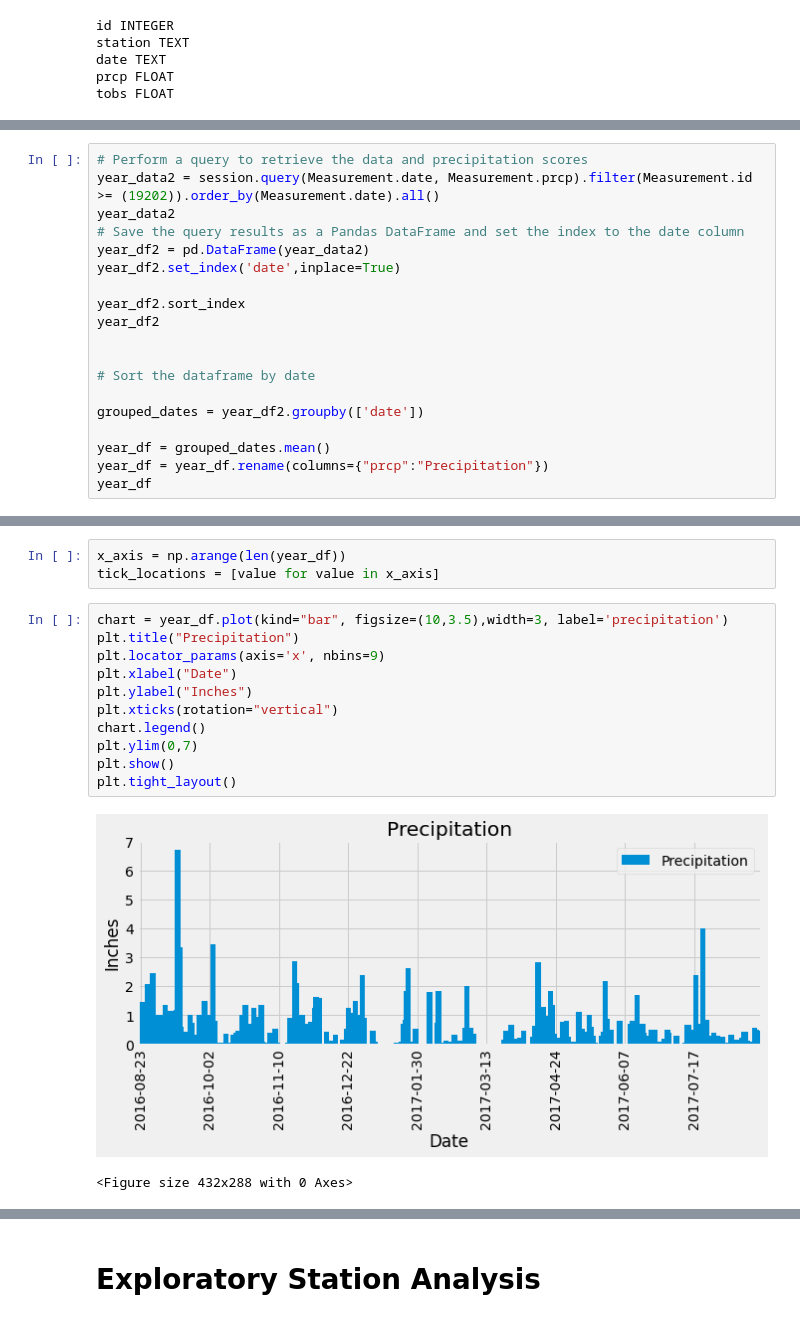
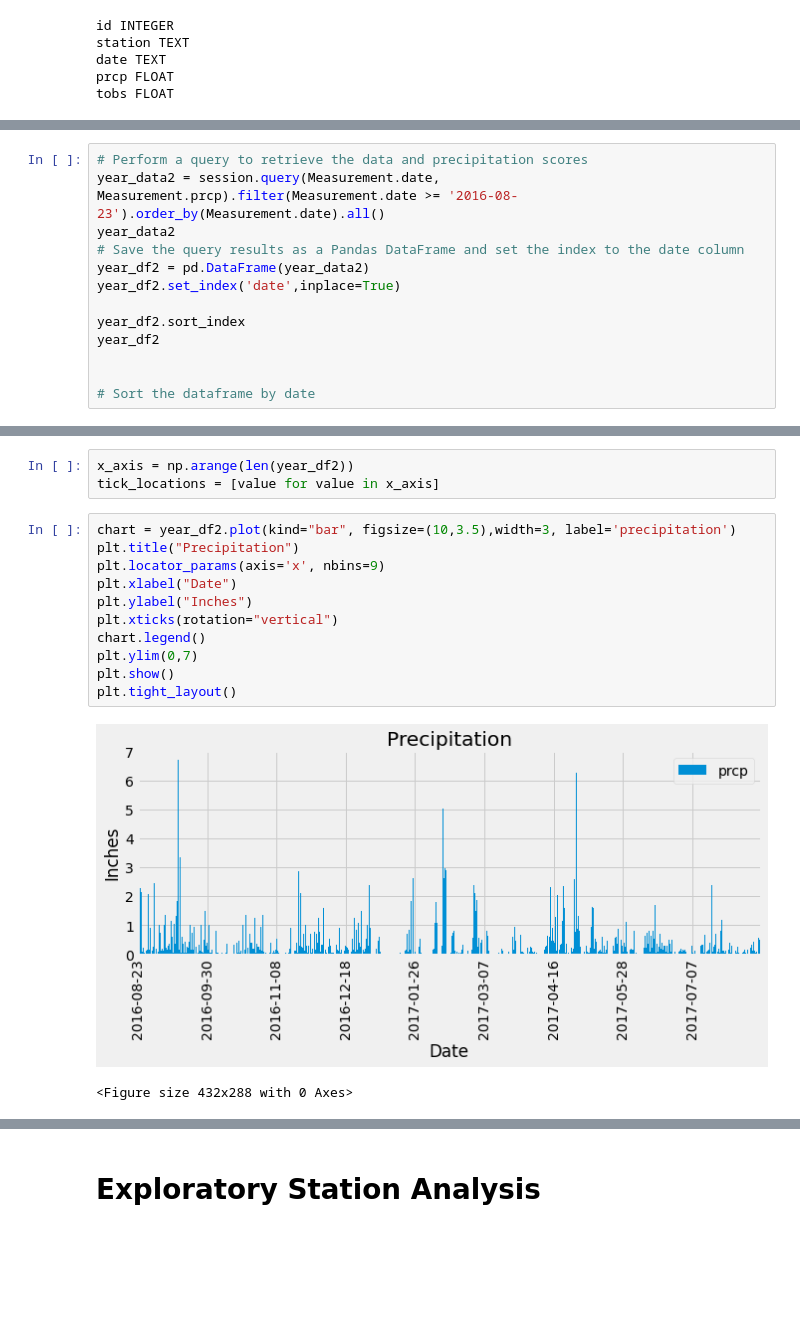
Before and after one commit to cmbutler83/sqlalchemy-challenge, a Jupyter notebook: Instructions/climate_starter.ipynb, the cells around one changed output, grey strips where cells are left out. Drawn from its saved outputs; the diff is of its cells as text; blank space fills up the shorter version.

```diff
--- a/Instructions/climate_starter.ipynb
+++ b/Instructions/climate_starter.ipynb
@@ -158,6 +158,6 @@ year_df
 # %%
 # Perform a query to retrieve the data and precipitation scores
-year_data2 = session.query(Measurement.date, Measurement.prcp).filter(Measurement.id >= (19202)).order_by(Measurement.date).all()
+year_data2 = session.query(Measurement.date, Measurement.prcp).filter(Measurement.date >= '2016-08-23').order_by(Measurement.date).all()
 year_data2
 # Save the query results as a Pandas DataFrame and set the index to the date column
 year_df2 = pd.DataFrame(year_data2)
@@ -168,10 +168,4 @@ year_df2
 
 
 # Sort the dataframe by date
-
-grouped_dates = year_df2.groupby(['date'])
-
-year_df = grouped_dates.mean()
-year_df = year_df.rename(columns={"prcp":"Precipitation"})
-year_df
 # %% [output]
@@ -192,19 +186,19 @@ year_df
 # %%
-x_axis = np.arange(len(year_df))
+x_axis = np.arange(len(year_df2))
 tick_locations = [value for value in x_axis]
 # %%
-chart = year_df.plot(kind="bar", figsize=(10,3.5),width=3, label='precipitation')
+chart = year_df2.plot(kind="bar", figsize=(10,3.5),width=3, label='precipitation')
 plt.title("Precipitation")
 plt.locator_params(axis='x', nbins=9)
 plt.xlabel("Date")
 plt.ylabel("Inches")
 plt.xticks(rotation="vertical")
 chart.legend()
 plt.ylim(0,7)
 plt.show()
 plt.tight_layout()
 # %% [output]
-[figure, old version]
+[figure, new version]
 <Figure size 432x288 with 0 Axes>
 # %%
 # Use Pandas to calcualte the summary statistics for the precipitation data
```
Also changed, not shown: parts of 15 cells of this notebook.
